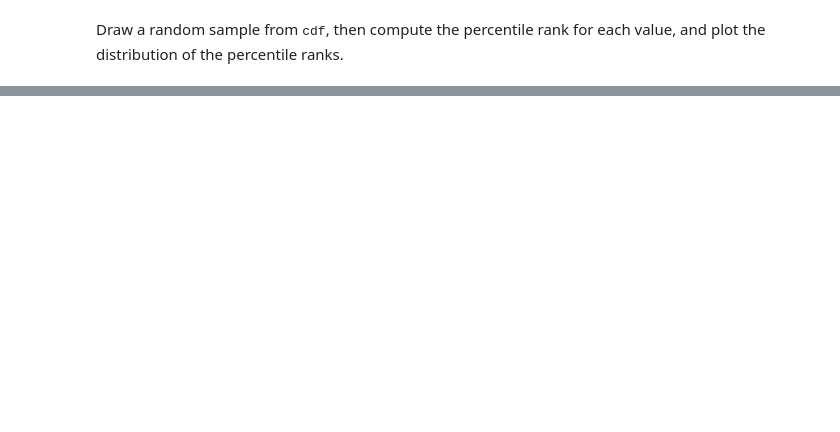
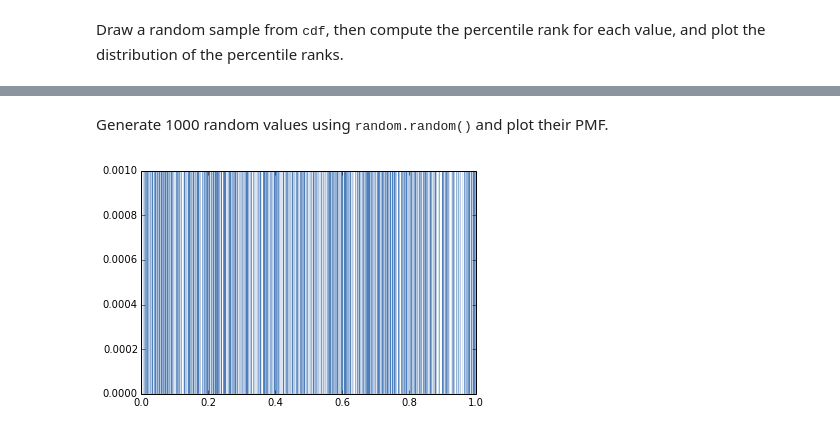
Before and after one commit to AllenDowney/ThinkStats2, a Jupyter notebook: code/chap04ex_soln.ipynb, the cells around one changed output, grey strips where cells are left out. Drawn from its saved outputs; the diff is of its cells as text; code cells hidden in the pictures; blank space fills up the shorter version.

```diff
--- a/code/chap04ex_soln.ipynb
+++ b/code/chap04ex_soln.ipynb
@@ -64,0 +74,10 @@ thinkplot.Show(legend=False)
+# %% [markdown]
+Generate 1000 random values using <tt>random.random()</tt> and plot their PMF.
+# %%
+import random
+t = [random.random() for _ in range(1000)]
+pmf = thinkstats2.Pmf(t)
+thinkplot.Pmf(pmf, linewidth=0.1)
+thinkplot.Show()
+# %% [output]
+[figure, added]
```
Also changed, not shown: parts of 13 cells of this notebook, 4 other files.
